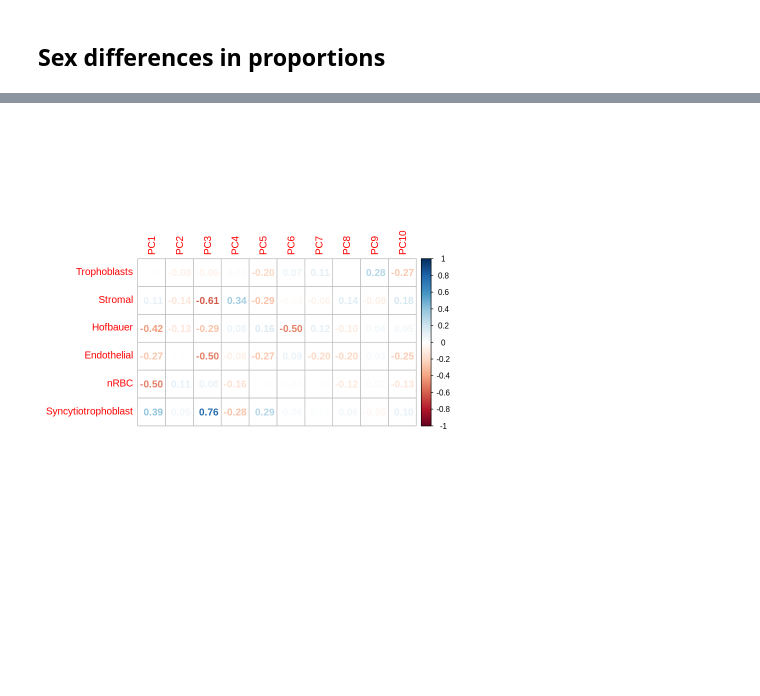
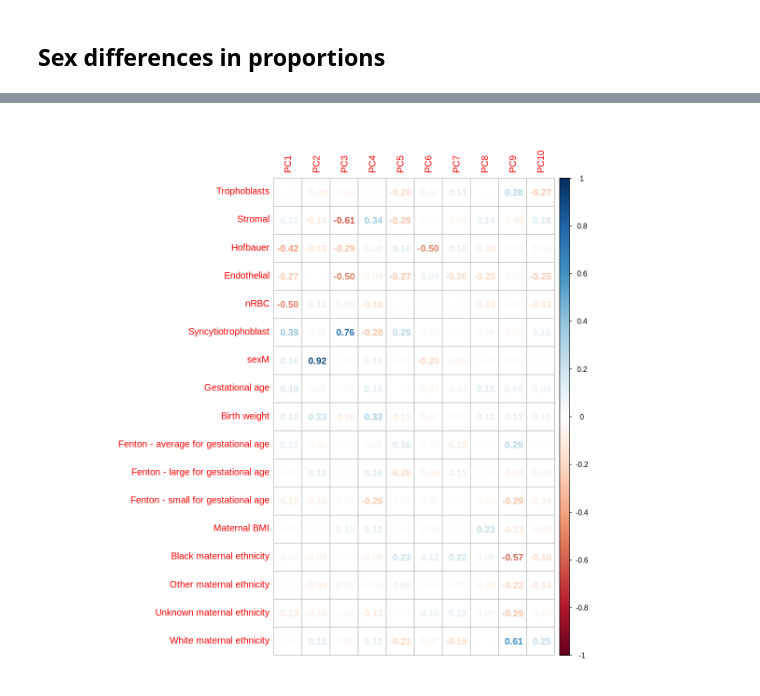
Before and after one commit to wilcas/sex_specific_mQTL, a Jupyter notebook: mQTL_analyses/excluded_analyses/cell_type_proportion.ipynb, the cells around one changed output, grey strips where cells are left out. Cells and saved outputs as stored; diff of their text form; code cells hidden in the pictures; blank space fills up the shorter version.

```diff
--- a/mQTL_analyses/excluded_analyses/cell_type_proportion.ipynb
+++ b/mQTL_analyses/excluded_analyses/cell_type_proportion.ipynb
@@ -133,3 +210,15 @@ cor(cell_type_df %>% select(-sample,-Sex),metadata %>% select(contains("PC"))) %
 # %% [markdown]
 # RICHS (Delahaye) Cohort
 ## Load in processed methylation data
+# %%
+sample_mapping <- fread("/scratch/st-dennisjk-1/wcasazza/RICHS_QC/RICHS_dbgap_GEO_subject_sample_mapping.csv")
+head(sample_mapping)
+full_covar <- fread("/scratch/st-dennisjk-1/wcasazza/RICHS_genotyping/RICHS_Subject_phenotypes.GRU.txt")
+full_covar$sample <- sample_mapping[match(full_covar$SUBJECT_ID,SUBJECT_ID)]$GSM_SampleID
+tmp_df <- full_covar[,3:8]
+
+dmy <- dummyVars("~.",data=tmp_df)
+categorical <- data.table(predict(dmy,tmp_df))
+
+full_covar <- cbind(full_covar[,9],categorical)
+head(full_covar)
@@ -251,4 +386,23 @@ A tibble: 6 × 4
 # %%
-cor(cell_type_df %>% select(-sample,-Sex),metadata %>% select(contains("PC"))) %>% corrplot(method = "number")
+
+cor(
+    cell_type_df %>%
+        left_join(full_covar,by="sample") %>%
+        select(-sample,-sexF,-Sex,-Sex) %>%
+        rename(c(
+            "Gestational age"="age",
+            "Birth weight" = "birth_weight",
+            "Fenton - average for gestational age" = "fenton_groupAGA",
+            "Fenton - large for gestational age" = "fenton_groupLGA",
+            "Fenton - small for gestational age" = "fenton_groupSGA",
+            "Maternal BMI" = "maternal_BMI",
+            "Black maternal ethnicity" = "maternal_ethnicityBlack",
+            "White maternal ethnicity" = "maternal_ethnicityWhite",
+            "Unknown maternal ethnicity" = "maternal_ethnicityUnknown",
+            "Other maternal ethnicity" = "maternal_ethnicityOther"
+        )),
+    metadata %>%
+        select(contains("PC"))
+) %>% corrplot(method = "number")
 # %% [output]
-[figure, old version]
+[figure, new version]
```
Also changed, not shown: parts of 14 cells of this notebook, 5 other files.
